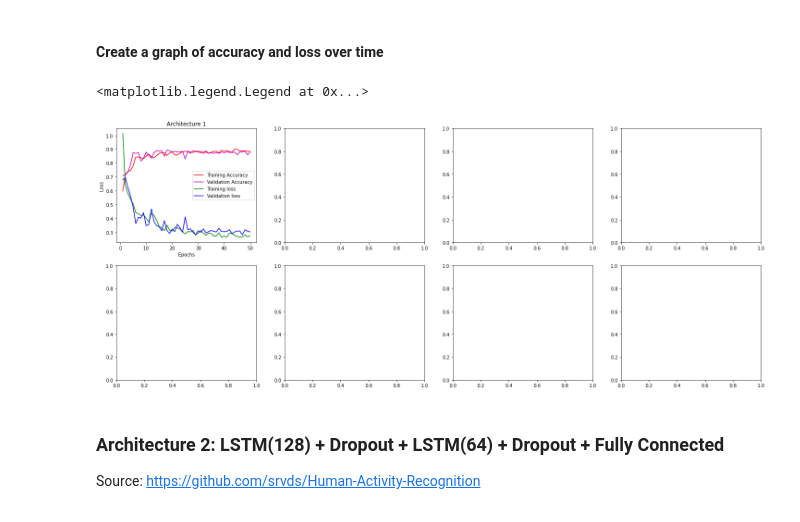
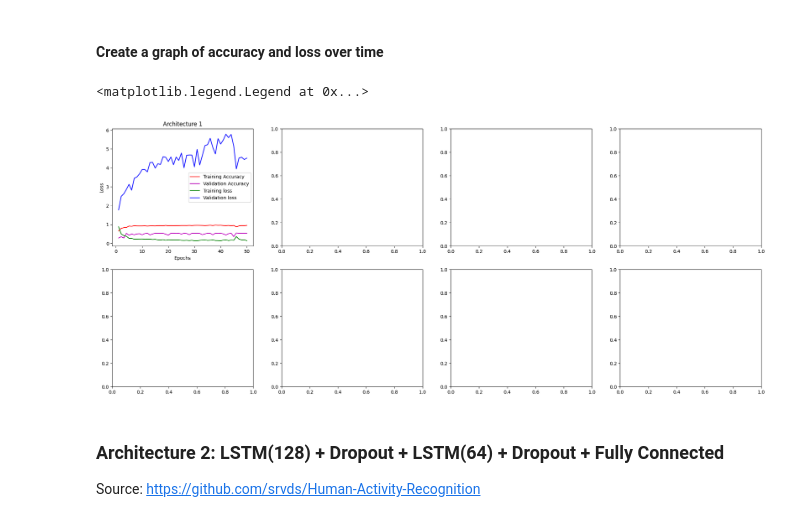
Before and after one commit to StadynR/HAR-imu-photogrammetry, a Jupyter notebook: Notebooks/Dataset 1/Photogrammetry.ipynb, the cells around one changed output. Cells and saved outputs as stored; diff of their text form; code cells hidden in the pictures.

Commit message:
Rewriting of Photogrammetry notebook to include kfold

```diff
--- a/Notebooks/Dataset 1/Photogrammetry.ipynb
+++ b/Notebooks/Dataset 1/Photogrammetry.ipynb
@@ -263,10 +309,11 @@ labels.shape
 # %%
 #Training and Test Data
 #Split into Train and Test Data sets
-#We'll use 80% of the measurements for training, 15% of that will go to validation.
+#We'll use 75% of the measurements for training, 15% of that will go to validation.
 #15% of the set will be destined to testing
 
-from sklearn.model_selection import train_test_split
-X, X_test, Y, Y_test = train_test_split(reshaped_s, labels, test_size=.15,random_state=4)
-X_train, X_val, Y_train, Y_val = train_test_split(X, Y, test_size=.15,random_state=4)
-len(X_train)
+# Create a kfold object of 5 splits
+
+from sklearn.model_selection import KFold
+
+kfold = KFold(n_splits=5, shuffle=True, random_state=42)
@@ -374,2 +355,0 @@ Train the model for 50 epochs in mini-batches of 32 samples. This is 50 iteratio
-# %%
-history = model.fit(X_train, Y_train, epochs = 50, validation_data=(X_val, Y_val), batch_size = 32, verbose = 1)
@@ -405,0 +356,8 @@ Test Loss : 0.3851655423641205
+# %%
+from sklearn.metrics import accuracy_score, log_loss, precision_score, recall_score, f1_score
+import tensorflow as tf
+
+# Initialization of train and test
+
+X = reshaped_s
+Y = labels
@@ -406,41 +483,24 @@ Test Loss : 0.3851655423641205
 # %% [markdown]
 #### Create a graph of accuracy and loss over time
 # %%
-history_dict = history.history
-
 import matplotlib.pyplot as plt
 
-# Get the historical values for accuracies and losses
-
-acc = history_dict['accuracy']
-val_acc = history_dict['val_accuracy']
-loss = history_dict['loss']
-val_loss = history_dict['val_loss']
-
-# Save the last values for accuracies and losses for comparison
-
-arch1_train_acc = acc[-1]
-arch1_val_acc = val_acc[-1]
-arch1_train_loss = loss[-1]
-arch1_val_loss = val_loss[-1]
-
 epochs = range(1, len(acc) + 1)
-
 
 # Create 7 subplots in a grid with 3 rows and 3 columns
 fig, axes = plt.subplots(nrows=2, ncols=4, figsize=(25, 10))
 
-axes[0, 0].plot(epochs, acc , 'r', label='Training Accuracy')
-axes[0, 0].plot(epochs,val_acc , 'm', label='Validation Accuracy')
+axes[0, 0].plot(epochs, acc, 'r', label='Training Accuracy')
+axes[0, 0].plot(epochs, vacc, 'm', label='Validation Accuracy')
 axes[0, 0].plot(epochs, loss, 'g', label='Training loss')
-axes[0, 0].plot(epochs, val_loss, 'b', label='Validation loss')
+axes[0, 0].plot(epochs, vloss, 'b', label='Validation loss')
 axes[0, 0].set_title("Architecture 1")
 axes[0, 0].set_xlabel('Epochs')
 axes[0, 0].set_ylabel('Loss')
 axes[0, 0].legend()
 # %% [output]
 <matplotlib.legend.Legend at 0x...>
-[figure, old version]
+[figure, new version]
 # %% [markdown]
 ### Architecture 2: LSTM(128) + Dropout + LSTM(64) + Dropout + Fully Connected
 
```
Also changed, not shown: parts of 102 cells of this notebook.
